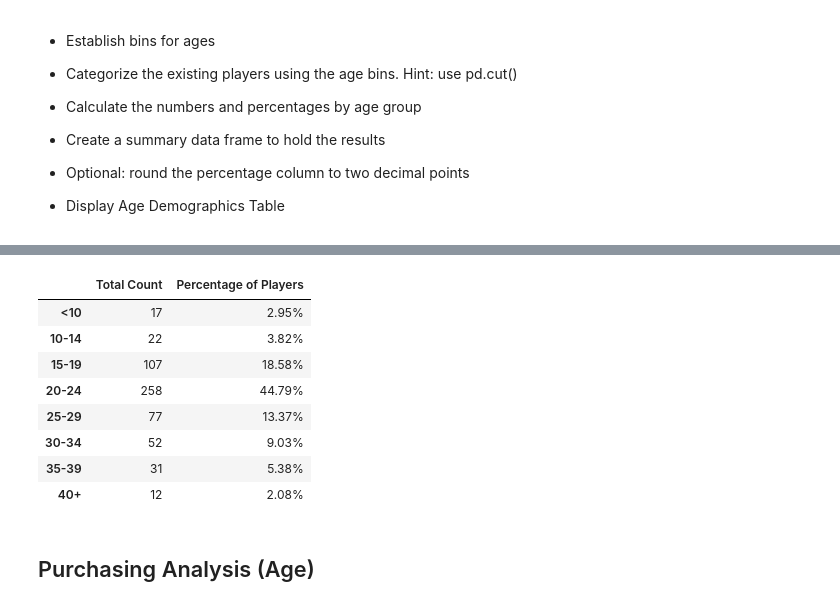
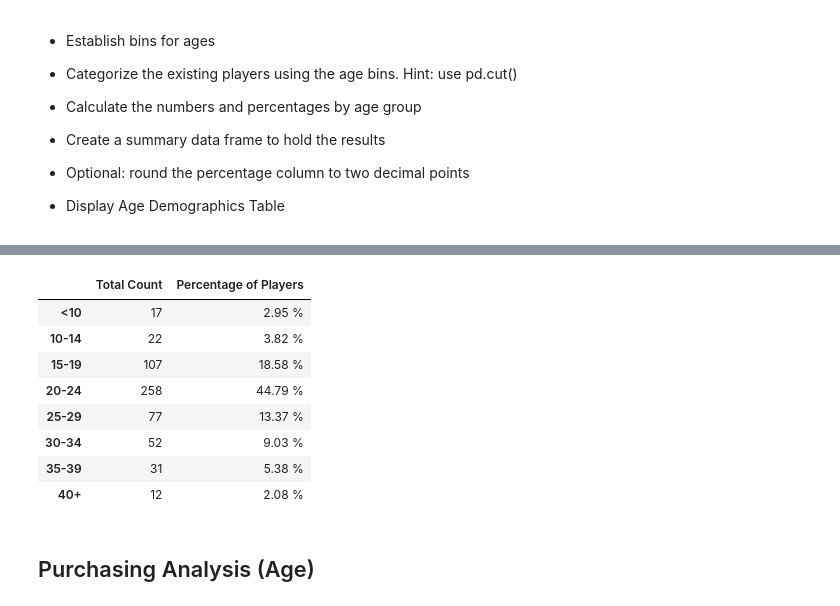
Before and after one commit to erinbabamoto/pandas-challenge, a Jupyter notebook: HeroesOfPymoli/unit_04_pandas_homework_HeroesOfPymoli_HeroesOfPymoli_starter.ipynb, the cells around one changed output, grey strips where cells are left out. Saved outputs shown, nothing was run; the diff lists cells and outputs as text; code cells hidden in the pictures.

```diff
--- a/HeroesOfPymoli/unit_04_pandas_homework_HeroesOfPymoli_HeroesOfPymoli_starter.ipynb
+++ b/HeroesOfPymoli/unit_04_pandas_homework_HeroesOfPymoli_HeroesOfPymoli_starter.ipynb
@@ -238,0 +270,3 @@ purchasing_by_gender_df
+# %%
+age_count = player_demographics["Age Ranges"].value_counts()
+age_count
@@ -238,0 +283,3 @@ purchasing_by_gender_df
+# %%
+age_percentage = age_count / player_count * 100
+age_percentage
@@ -239,23 +296,23 @@ purchasing_by_gender_df
 # %%
 # Create summary data frame
-age_demographics_df = pd.DataFrame({"Total Count": [age_count],
-                                    "Percentage of Players": [age_percentage]})
+age_demographics_df = pd.DataFrame({"Total Count": age_count,
+                                    "Percentage of Players": age_percentage})
-# %% [output]
-|  | Total Count | Percentage of Players |
-| <10 | 17 | 2.95% |
-| 10-14 | 22 | 3.82% |
-| 15-19 | 107 | 18.58% |
-| 20-24 | 258 | 44.79% |
-| 25-29 | 77 | 13.37% |
-| 30-34 | 52 | 9.03% |
-| 35-39 | 31 | 5.38% |
-| 40+ | 12 | 2.08% |
 # %%
 # Cleaner formatting
 age_demographics_df["Percentage of Players"] = age_demographics_df["Percentage of Players"].map("{:,.2f} %".format)
 # %%
-# Display summary data frame
-age_demographics_df
+# Display summary data frame in ascending order
+age_demographics_df.sort_index()
+# %% [output]
+|  | Total Count | Percentage of Players |
+| <10 | 17 | 2.95 % |
+| 10-14 | 22 | 3.82 % |
+| 15-19 | 107 | 18.58 % |
+| 20-24 | 258 | 44.79 % |
+| 25-29 | 77 | 13.37 % |
+| 30-34 | 52 | 9.03 % |
+| 35-39 | 31 | 5.38 % |
+| 40+ | 12 | 2.08 % |
 # %% [markdown]
 ## Purchasing Analysis (Age)
 # %% [markdown]
```
Also changed, not shown: parts of 7 cells of this notebook.
